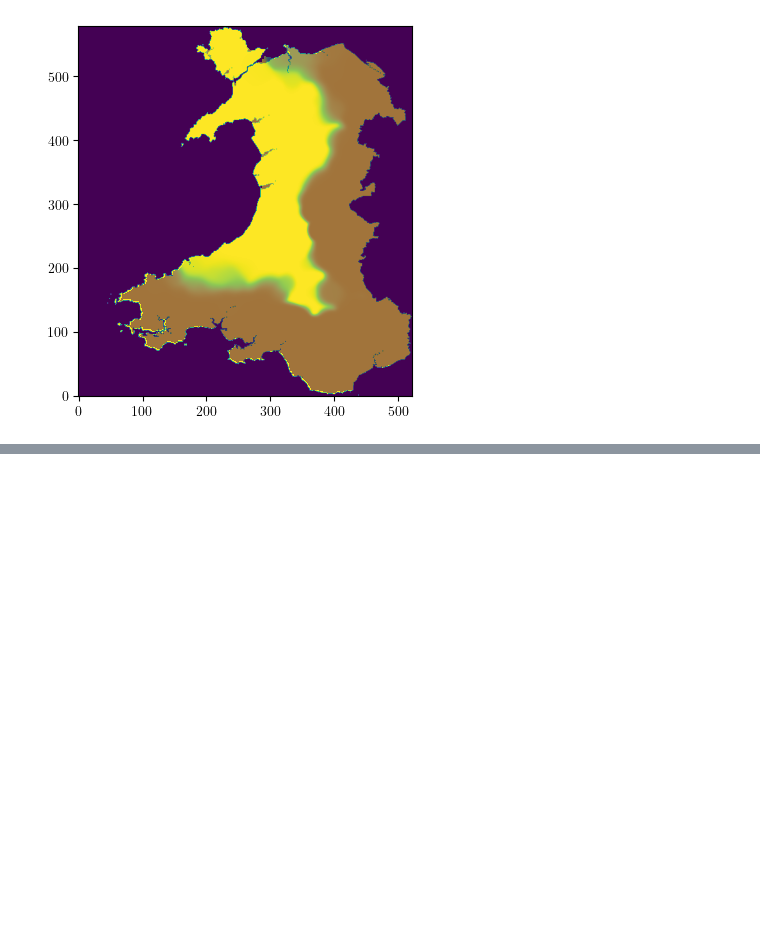
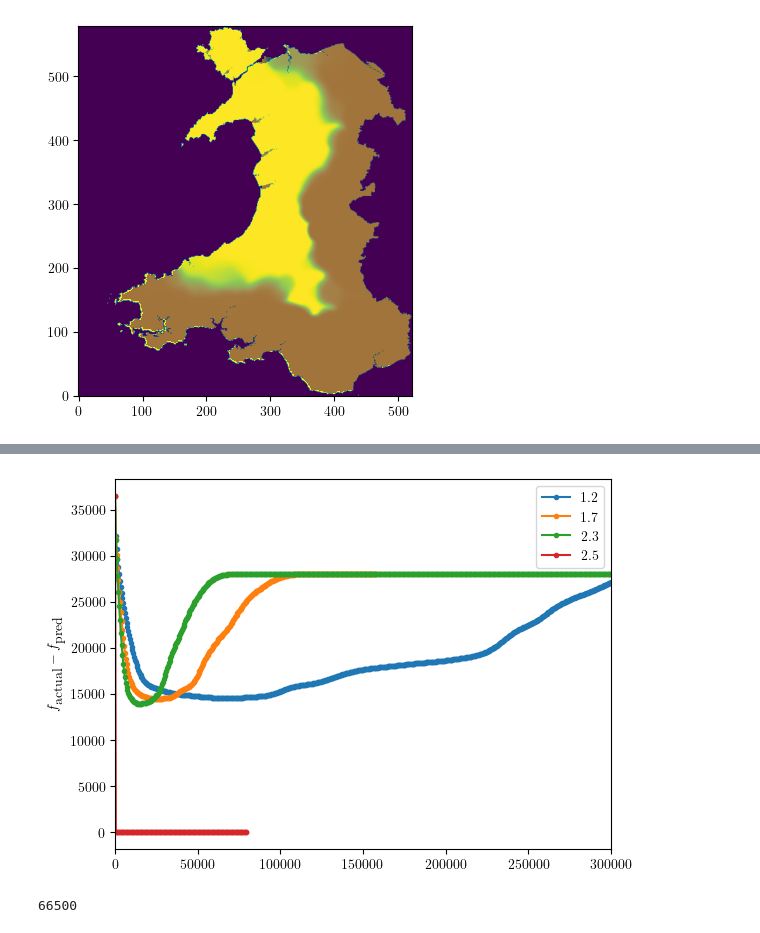
Before and after one commit to dbcq/modelling_language_decline, a Jupyter notebook: code/comparing_wales.ipynb, the cells around one changed output, grey strips where cells are left out. Saved outputs shown, nothing was run; the diff lists cells and outputs as text; code cells hidden in the pictures; blank space fills up the shorter version.

```diff
--- a/code/comparing_wales.ipynb
+++ b/code/comparing_wales.ipynb
@@ -215,0 +328,12 @@ print(total_diffs)
+# %%
+for i, alpha in enumerate(alphas):
+    plt.plot(all_nums[i], total_diffs[i], marker=".", label=alphas[i])
+
+plt.ylabel(r"$f_\textrm{actual} - f_\textrm{pred}$")
+plt.xlim(0,300000)
+plt.legend()
+plt.show()
+print(nums[133])
+# %% [output]
+[figure, added]
+66500
```
Also changed, not shown: parts of 14 cells of this notebook.
